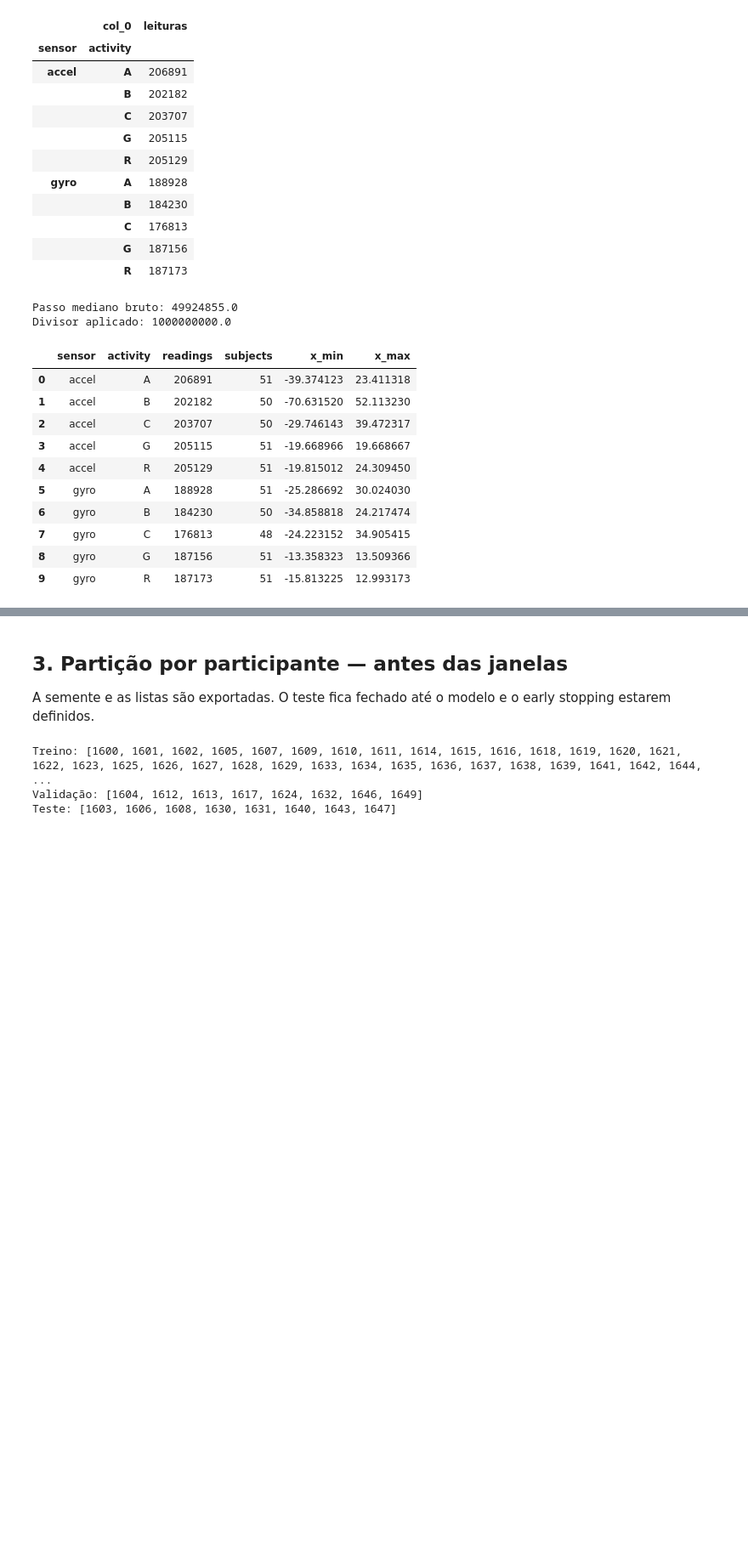
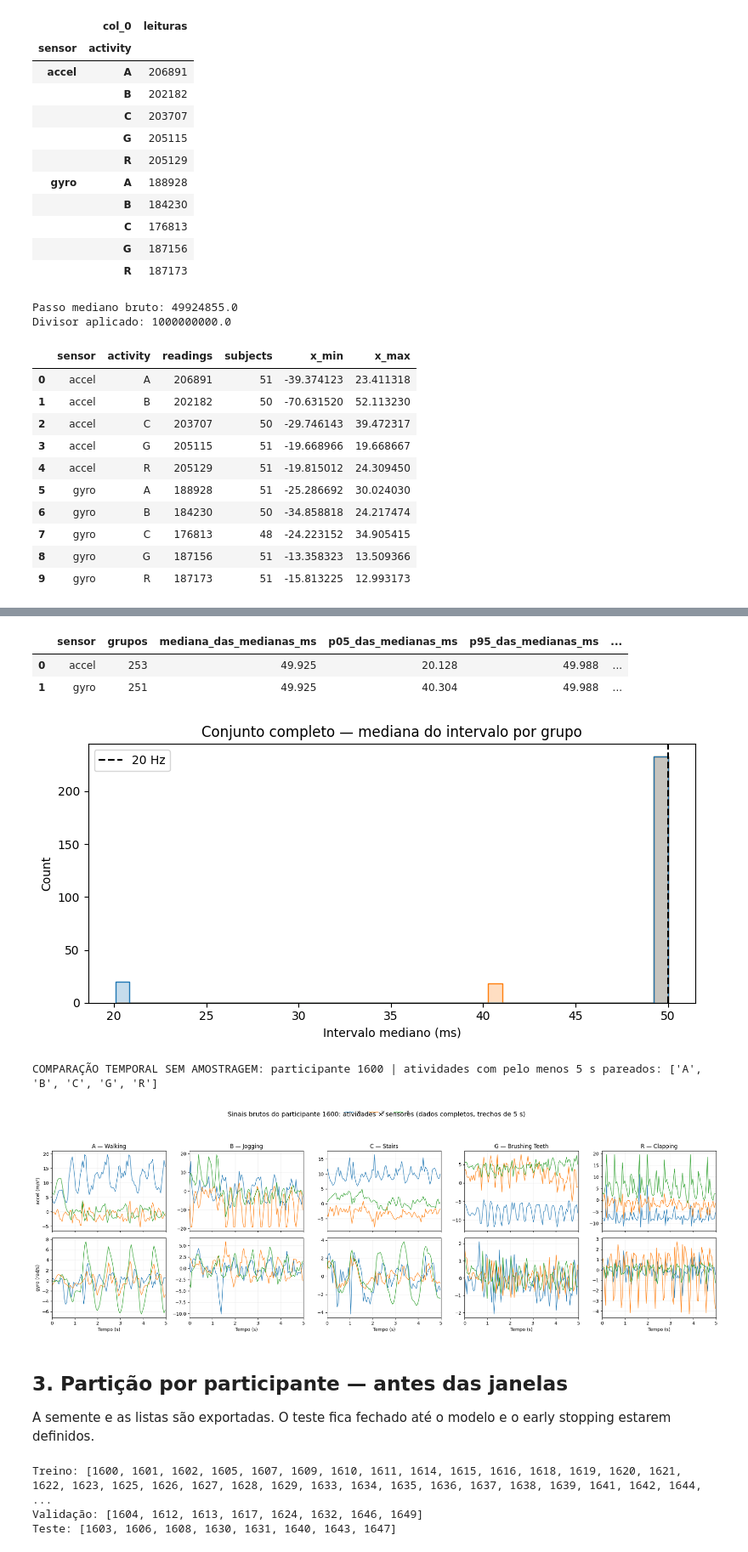
Before and after one commit to anacdutrar/Trabalho_final_grupo7-Embarcados, a Jupyter notebook: notebook/WISDM_Watch_HAR_FINAL_GalaxyWatch.ipynb, the cells around one changed output, grey strips where cells are left out. Shown at 85% size. Cells and saved outputs as stored; diff of their text form; code cells hidden in the pictures; blank space fills up the shorter version.

```diff
--- a/notebook/WISDM_Watch_HAR_FINAL_GalaxyWatch.ipynb
+++ b/notebook/WISDM_Watch_HAR_FINAL_GalaxyWatch.ipynb
@@ -454,7 +494,7 @@ sampling_audit['frequencia_mediana_hz'] = (
 display(sampling_audit.round(3))
 
 plt.figure(figsize=(8, 4))
-sampling_axis = sns.histplot(
+sns.histplot(
     data=sampling_by_group,
     x='mediana_intervalo_ms',
     hue='sensor',
@@ -462,18 +502,10 @@ sampling_axis = sns.histplot(
     element='step',
     common_norm=False,
 )
-reference_interval_ms = 1000 / SAMPLE_RATE_HZ
-sampling_axis.axvline(
-    reference_interval_ms, color='black', linestyle='--', linewidth=1.5
-)
-sampling_axis.text(
-    reference_interval_ms, 0.96, 'Referência 20 Hz',
-    transform=sampling_axis.get_xaxis_transform(),
-    rotation=90, ha='right', va='top',
-)
-sampling_axis.set_title('Conjunto completo — mediana do intervalo por grupo')
-sampling_axis.set_xlabel('Intervalo mediano (ms)')
-sampling_axis.set_ylabel('Número de grupos')
+plt.axvline(1000 / SAMPLE_RATE_HZ, color='black', linestyle='--', label='20 Hz')
+plt.title('Conjunto completo — mediana do intervalo por grupo')
+plt.xlabel('Intervalo mediano (ms)')
+plt.legend()
 plt.tight_layout()
 plt.show()
 
@@ -499,7 +531,7 @@ paired_coverage = (
     pd.DataFrame(paired_coverage_records)
     .pivot(index='subject', columns='activity', values='has_window')
     .reindex(columns=ACTIVITY_CODES, fill_value=False)
-    .eq(True)
+    .fillna(False)
 )
 complete_subjects = paired_coverage.index[paired_coverage.all(axis=1)].tolist()
 if complete_subjects:
@@ -517,8 +549,7 @@ print(
 )
 
 fig, axes = plt.subplots(
-    2, len(ACTIVITY_CODES), figsize=(21, 7),
-    sharex='col', sharey='row', squeeze=False,
+    2, len(ACTIVITY_CODES), figsize=(21, 7), sharex='col', squeeze=False
 )
 sensor_rows = [('accel', 'm/s²'), ('gyro', 'rad/s')]
 
@@ -550,39 +581,43 @@ for column, activity in enumerate(ACTIVITY_CODES):
     for row, (sensor_name, unit) in enumerate(sensor_rows):
         axis = axes[row, column]
         group = activity_groups[sensor_name]
         excerpt = group[
             group['timestamp_s'].between(common_start, excerpt_end)
         ].copy()
         excerpt['tempo_relativo_s'] = excerpt['timestamp_s'] - common_start
         for channel in ['x', 'y', 'z']:
             axis.plot(
                 excerpt['tempo_relativo_s'], excerpt[channel],
                 label=channel, linewidth=1.0,
             )
         axis.set_xlim(0, WINDOW_SECONDS)
         axis.grid(alpha=0.2)
         if column == 0:
             axis.set_ylabel(f'{sensor_name} ({unit})')
         if row == 1:
             axis.set_xlabel('Tempo (s)')
 
     axes[0, column].set_title(
         f'{activity} — {ACTIVITY_NAMES[activity]}'
     )
 
 handles, labels = axes[0, 0].get_legend_handles_labels()
 if handles:
-    fig.legend(
-        handles, labels, loc='upper center', bbox_to_anchor=(0.5, 0.94),
-        ncol=3, frameon=False,
-    )
+    fig.legend(handles, labels, loc='upper center', ncol=3, frameon=False)
 fig.suptitle(
     f'Sinais brutos do participante {comparison_subject}: atividades × sensores '
     '(dados completos, trechos de 5 s)',
-    fontsize=14, y=0.995,
+    fontsize=14,
 )
-plt.tight_layout(rect=[0, 0, 1, 0.88])
+plt.tight_layout(rect=[0, 0, 1, 0.91])
 plt.show()
+# %% [output]
+|  | sensor | grupos | mediana_das_medianas_ms | p05_das_medianas_ms | p95_das_medianas_ms | ... |
+| 0 | accel | 253 | 49.925 | 20.128 | 49.988 | ... |
+| 1 | gyro | 251 | 49.925 | 40.304 | 49.988 | ... |
+[figure, added]
+COMPARAÇÃO TEMPORAL SEM AMOSTRAGEM: participante 1600 | atividades com pelo menos 5 s pareados: ['A', 'B', 'C', 'G', 'R']
+[figure, added]
 # %% [markdown]
 ## 3. Partição por participante — antes das janelas
 
```
Also changed, not shown: parts of 10 cells of this notebook.
